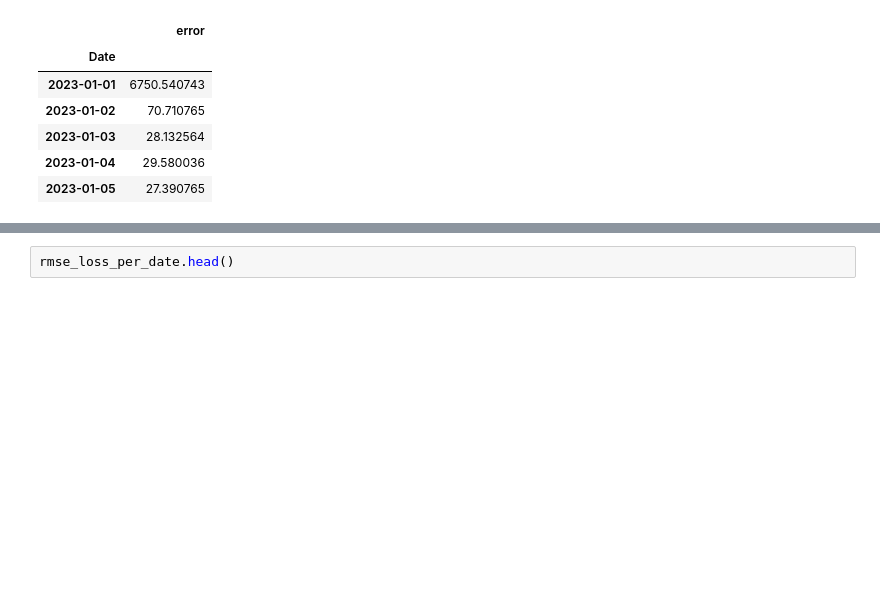
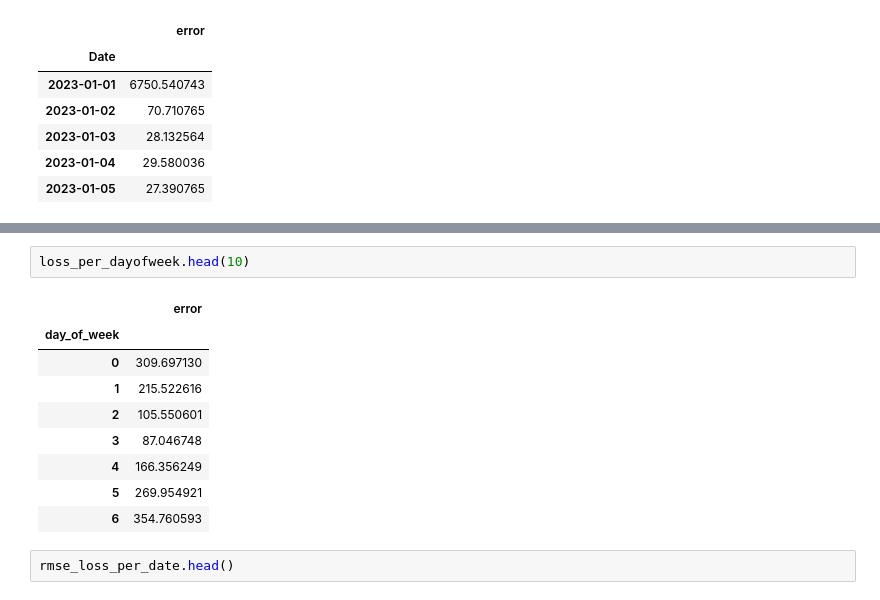
Before and after one commit to danaeis/shoofer-demand-prediction, a Jupyter notebook: evaluation/evaluation.ipynb, the cells around one changed output, grey strips where cells are left out. Saved outputs shown, nothing was run; the diff lists cells and outputs as text; blank space fills up the shorter version.

```diff
--- a/evaluation/evaluation.ipynb
+++ b/evaluation/evaluation.ipynb
@@ -104,6 +123,18 @@ rmse_loss_per_location.head()
 | 3 | 1.970618 |
 | 4 | 100.379322 |
 | 5 | 20.479665 |
+# %%
+loss_per_dayofweek.head(10)
+# %% [output]
+|  | error |
+| day_of_week |  |
+| 0 | 309.697130 |
+| 1 | 215.522616 |
+| 2 | 105.550601 |
+| 3 | 87.046748 |
+| 4 | 166.356249 |
+| 5 | 269.954921 |
+| 6 | 354.760593 |
 # %%
 rmse_loss_per_date.head()
 # %% [output]
```
Also changed, not shown: parts of 9 cells of this notebook, 1 other file.
